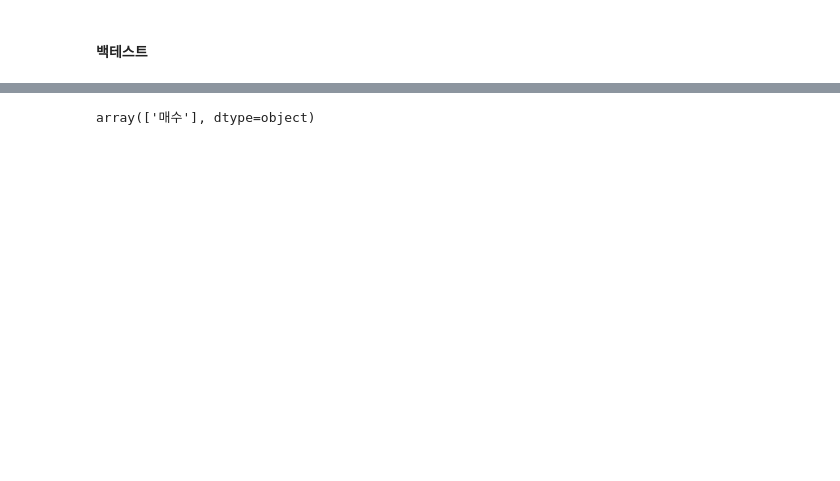
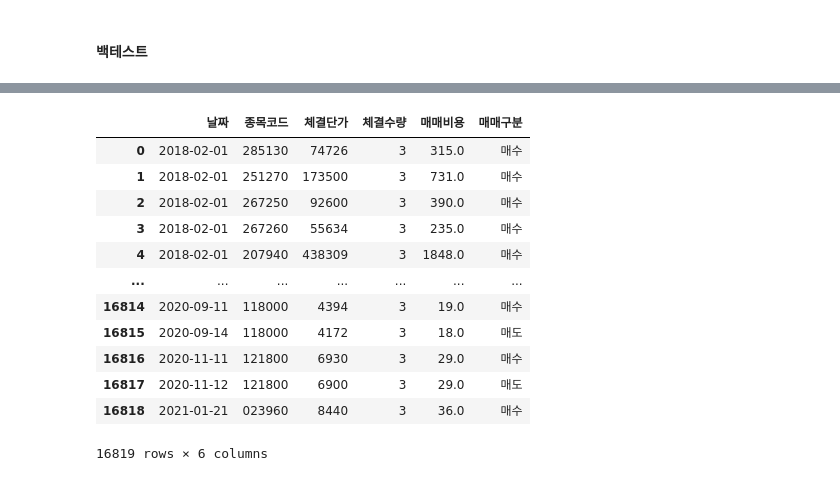
Before and after one commit to eseom31/Kis_Api_test, a Jupyter notebook: utils/jupyter_files/최종전략.ipynb, the cells around one changed output, grey strips where cells are left out. Saved outputs shown, nothing was run; the diff lists cells and outputs as text; code cells hidden in the pictures; blank space fills up the shorter version.

```diff
--- a/utils/jupyter_files/최종전략.ipynb
+++ b/utils/jupyter_files/최종전략.ipynb
@@ -156,9 +145,21 @@ bt1.buy_sell(df=df_join,buy='buy',sell='sell')
 # %%
 bt1.update_information()
 # %%
-bt1.JOUNAL['매매구분'].unique()
+bt1.JOUNAL
 # %% [output]
+|  | 날짜 | 종목코드 | 체결단가 | 체결수량 | 매매비용 | 매매구분 |
+| 0 | 2018-02-01 | 285130 | 74726 | 3 | 315.0 | 매수 |
+| 1 | 2018-02-01 | 251270 | 173500 | 3 | 731.0 | 매수 |
+| 2 | 2018-02-01 | 267250 | 92600 | 3 | 390.0 | 매수 |
+| 3 | 2018-02-01 | 267260 | 55634 | 3 | 235.0 | 매수 |
+| 4 | 2018-02-01 | 207940 | 438309 | 3 | 1848.0 | 매수 |
+| ... | ... | ... | ... | ... | ... | ... |
+| 16814 | 2020-09-11 | 118000 | 4394 | 3 | 19.0 | 매수 |
+| 16815 | 2020-09-14 | 118000 | 4172 | 3 | 18.0 | 매도 |
+| 16816 | 2020-11-11 | 121800 | 6930 | 3 | 29.0 | 매수 |
+| 16817 | 2020-11-12 | 121800 | 6900 | 3 | 29.0 | 매도 |
+| 16818 | 2021-01-21 | 023960 | 8440 | 3 | 36.0 | 매수 |
-array(['매수'], dtype=object)
+16819 rows × 6 columns
 # %%
 bt1.ECONO_INFORM
 # %% [output]
```
Also changed, not shown: parts of 16 cells of this notebook.
